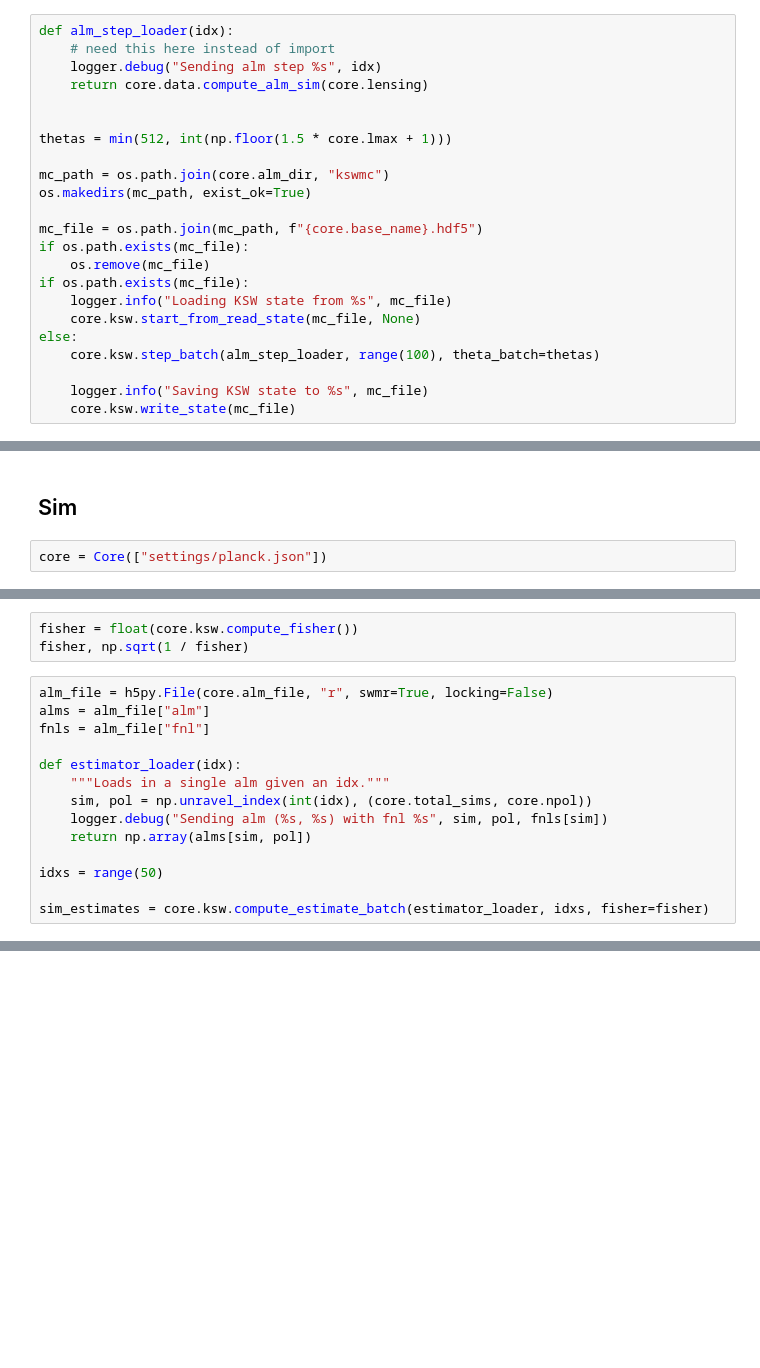
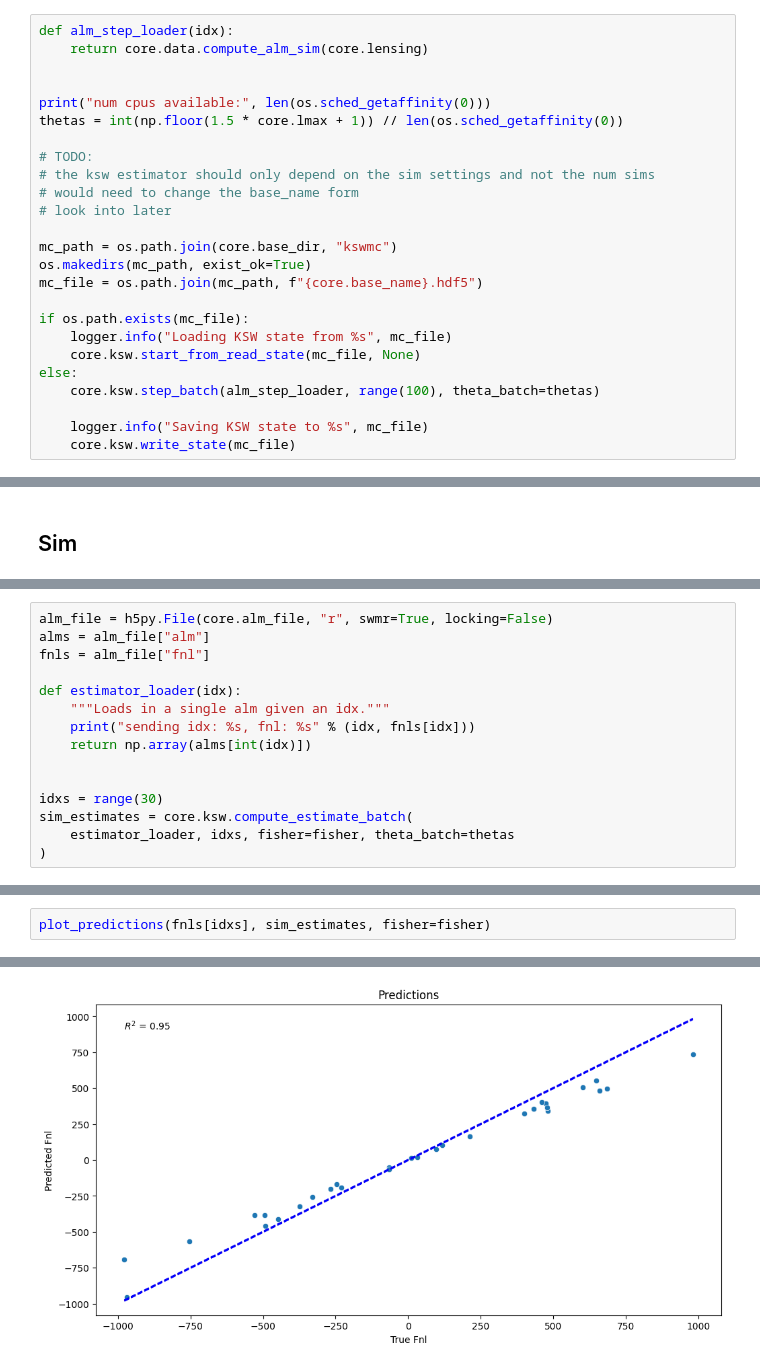
Before and after one commit to JBrandonS/MLPNG, a Jupyter notebook: notebooks/estimator.ipynb, the cells around one changed output, grey strips where cells are left out. Drawn from its saved outputs; the diff is of its cells as text; blank space fills up the shorter version.

Commit message:
lensing working, small changes to plot code, updates to various systems.

```diff
--- a/notebooks/estimator.ipynb
+++ b/notebooks/estimator.ipynb
@@ -31,18 +58,20 @@ core = Core(["settings/heidelberg.json", "--nsims", "1", "--beam_width", "0"])
 # %%
 def alm_step_loader(idx):
-    # need this here instead of import
-    logger.debug("Sending alm step %s", idx)
     return core.data.compute_alm_sim(core.lensing)
 
 
-thetas = min(512, int(np.floor(1.5 * core.lmax + 1)))
+print("num cpus available:", len(os.sched_getaffinity(0)))
+thetas = int(np.floor(1.5 * core.lmax + 1)) // len(os.sched_getaffinity(0))
 
-mc_path = os.path.join(core.alm_dir, "kswmc")
+# TODO:
+# the ksw estimator should only depend on the sim settings and not the num sims
+# would need to change the base_name form
+# look into later
+
+mc_path = os.path.join(core.base_dir, "kswmc")
 os.makedirs(mc_path, exist_ok=True)
+mc_file = os.path.join(mc_path, f"{core.base_name}.hdf5")
 
-mc_file = os.path.join(mc_path, f"{core.base_name}.hdf5")
-if os.path.exists(mc_file):
-    os.remove(mc_file)
 if os.path.exists(mc_file):
     logger.info("Loading KSW state from %s", mc_file)
     core.ksw.start_from_read_state(mc_file, None)
@@ -89,4 +118,2 @@ plot_predictions(
 # %% [markdown]
 ## Sim
-# %%
-core = Core(["settings/planck.json"])
@@ -107,6 +120,3 @@ else:
-# %%
-fisher = float(core.ksw.compute_fisher())
-fisher, np.sqrt(1 / fisher)
 # %%
 alm_file = h5py.File(core.alm_file, "r", swmr=True, locking=False)
 alms = alm_file["alm"]
@@ -114,10 +124,11 @@ fnls = alm_file["fnl"]
 
 def estimator_loader(idx):
     """Loads in a single alm given an idx."""
-    sim, pol = np.unravel_index(int(idx), (core.total_sims, core.npol))
-    logger.debug("Sending alm (%s, %s) with fnl %s", sim, pol, fnls[sim])
-    return np.array(alms[sim, pol])
+    print("sending idx: %s, fnl: %s" % (idx, fnls[idx]))
+    return np.array(alms[int(idx)])
 
-idxs = range(50)
 
-sim_estimates = core.ksw.compute_estimate_batch(estimator_loader, idxs, fisher=fisher)
+idxs = range(30)
+sim_estimates = core.ksw.compute_estimate_batch(
+    estimator_loader, idxs, fisher=fisher, theta_batch=thetas
+)
@@ -126,0 +153,3 @@ plot_predictions(fnls[idx], sim_estimates, fisher=fisher)
+# %%
+plot_predictions(fnls[idxs], sim_estimates, fisher=fisher)
+# %% [output]
@@ -126,0 +157 @@ plot_predictions(fnls[idx], sim_estimates, fisher=fisher)
+[figure, added]
```
Also changed, not shown: parts of 12 cells of this notebook, 16 other files.
